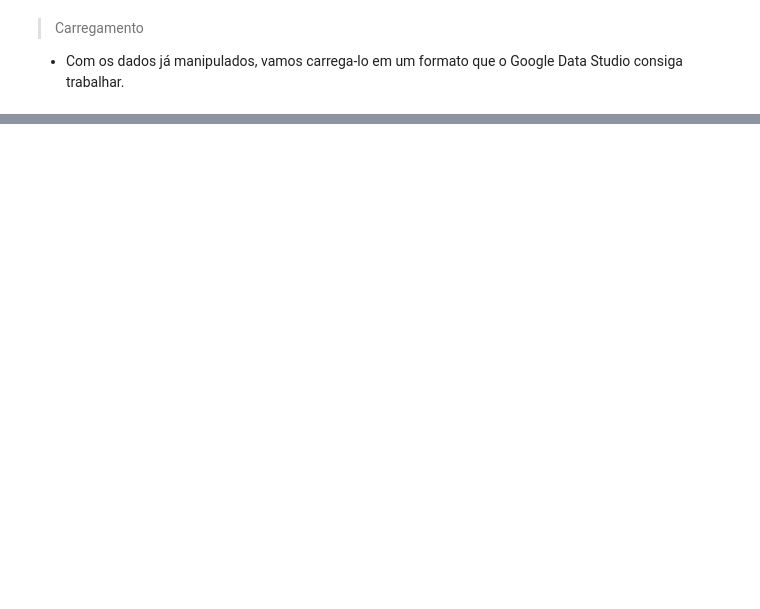
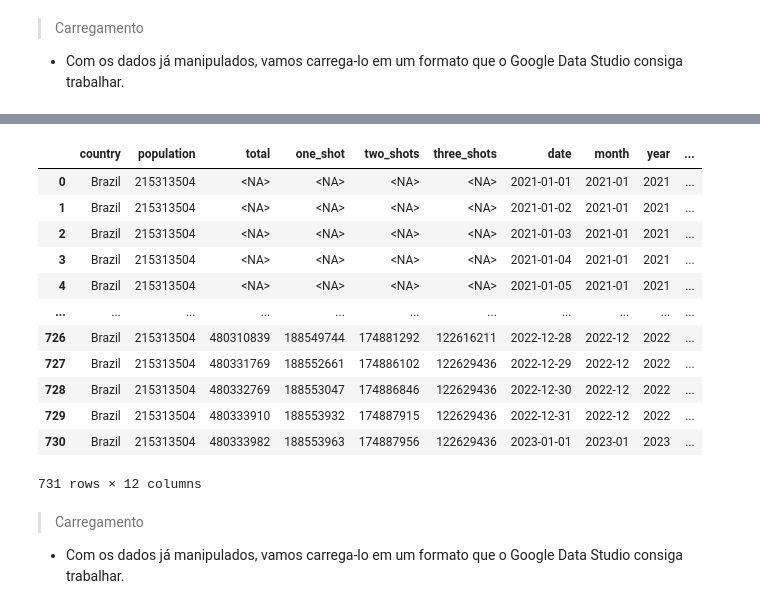
Before and after one commit to LeonardoLaino/covid-analysis-br, a Jupyter notebook: covid_analysis.ipynb, the cells around one changed output, grey strips where cells are left out. Cells and saved outputs as stored; diff of their text form; code cells hidden in the pictures; blank space fills up the shorter version.

```diff
--- a/covid_analysis.ipynb
+++ b/covid_analysis.ipynb
@@ -336,0 +399,3 @@ df_cases_wrangled.to_csv('./covid-cases-wrangled', sep= ',', index= False)
+# %%
+vaccines_br['month'] = vaccines_br['date'].apply(lambda date: date.strftime('%Y-%m'))
+vaccines_br['year'] = vaccines_br['date'].apply(lambda date: date.strftime('%Y'))
@@ -336,0 +404,10 @@ df_cases_wrangled.to_csv('./covid-cases-wrangled', sep= ',', index= False)
+# %%
+vaccines_br = vaccines_br.rename(
+  columns={
+    'location': 'country',
+    'total_vaccinations': 'total',
+    'people_vaccinated': 'one_shot',
+    'people_fully_vaccinated': 'two_shots',
+    'total_boosters': 'three_shots',
+  }
+)
@@ -336,0 +416,4 @@ df_cases_wrangled.to_csv('./covid-cases-wrangled', sep= ',', index= False)
+# %%
+vaccines_br['one_shot_perc'] = round(vaccines_br['one_shot'] / vaccines_br['population'], 2)
+vaccines_br['two_shots_perc'] = round(vaccines_br['two_shots'] / vaccines_br['population'], 2)
+vaccines_br['three_shots_perc'] = round(vaccines_br['three_shots'] / vaccines_br['population'], 2)
@@ -336,0 +444,6 @@ df_cases_wrangled.to_csv('./covid-cases-wrangled', sep= ',', index= False)
+# %%
+vaccines_br['population'] = vaccines_br['population'].astype('Int32')
+vaccines_br['total'] = vaccines_br['total'].astype('Int32')
+vaccines_br['one_shot'] = vaccines_br['one_shot'].astype('Int32')
+vaccines_br['two_shots'] = vaccines_br['two_shots'].astype('Int32')
+vaccines_br['three_shots'] = vaccines_br['three_shots'].astype('Int32')
@@ -336,0 +472,20 @@ df_cases_wrangled.to_csv('./covid-cases-wrangled', sep= ',', index= False)
+# %%
+vaccines_br
+# %% [output]
+|  | country | population | total | one_shot | two_shots | three_shots | date | month | year | ... |
+| 0 | Brazil | 215313504 | <NA> | <NA> | <NA> | <NA> | 2021-01-01 | 2021-01 | 2021 | ... |
+| 1 | Brazil | 215313504 | <NA> | <NA> | <NA> | <NA> | 2021-01-02 | 2021-01 | 2021 | ... |
+| 2 | Brazil | 215313504 | <NA> | <NA> | <NA> | <NA> | 2021-01-03 | 2021-01 | 2021 | ... |
+| 3 | Brazil | 215313504 | <NA> | <NA> | <NA> | <NA> | 2021-01-04 | 2021-01 | 2021 | ... |
+| 4 | Brazil | 215313504 | <NA> | <NA> | <NA> | <NA> | 2021-01-05 | 2021-01 | 2021 | ... |
+| ... | ... | ... | ... | ... | ... | ... | ... | ... | ... | ... |
+| 726 | Brazil | 215313504 | 480310839 | 188549744 | 174881292 | 122616211 | 2022-12-28 | 2022-12 | 2022 | ... |
+| 727 | Brazil | 215313504 | 480331769 | 188552661 | 174886102 | 122629436 | 2022-12-29 | 2022-12 | 2022 | ... |
+| 728 | Brazil | 215313504 | 480332769 | 188553047 | 174886846 | 122629436 | 2022-12-30 | 2022-12 | 2022 | ... |
+| 729 | Brazil | 215313504 | 480333910 | 188553932 | 174887915 | 122629436 | 2022-12-31 | 2022-12 | 2022 | ... |
+| 730 | Brazil | 215313504 | 480333982 | 188553963 | 174887956 | 122629436 | 2023-01-01 | 2023-01 | 2023 | ... |
+731 rows × 12 columns
+# %% [markdown]
+> Carregamento
+
+* Com os dados já manipulados, vamos carrega-lo em um formato que o Google Data Studio consiga trabalhar.
```
Also changed, not shown: parts of 31 cells of this notebook, 2 other files.
